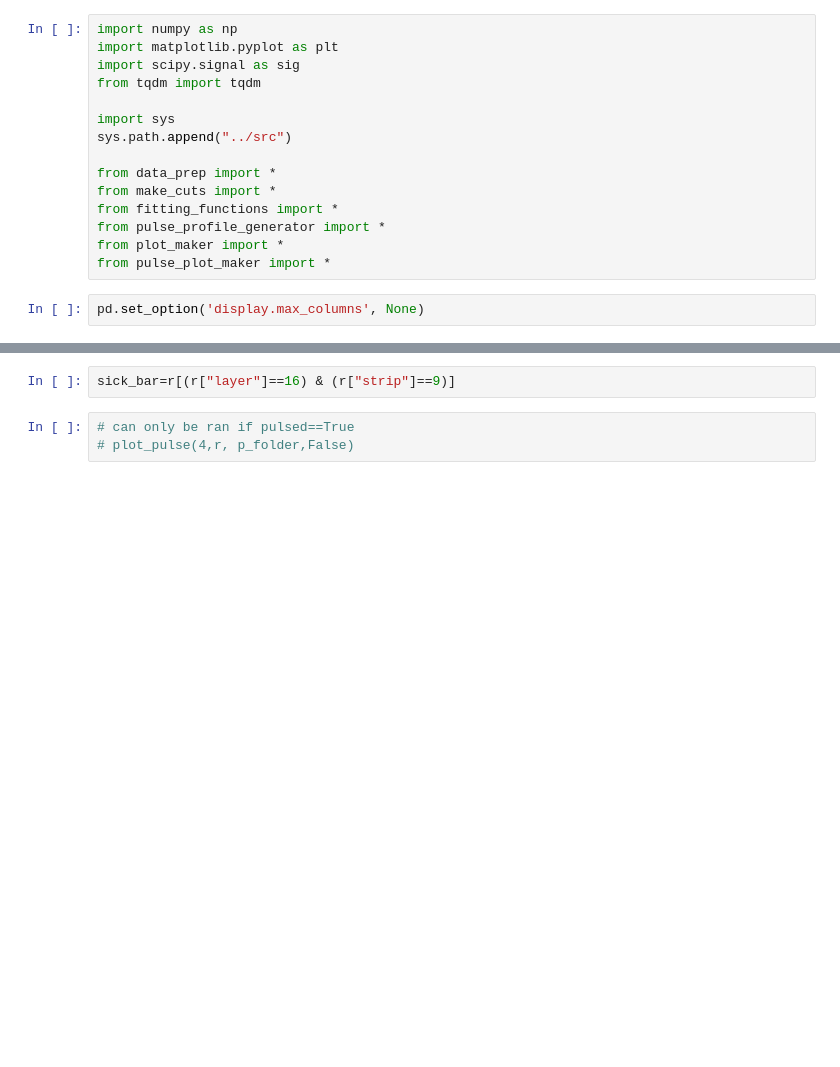
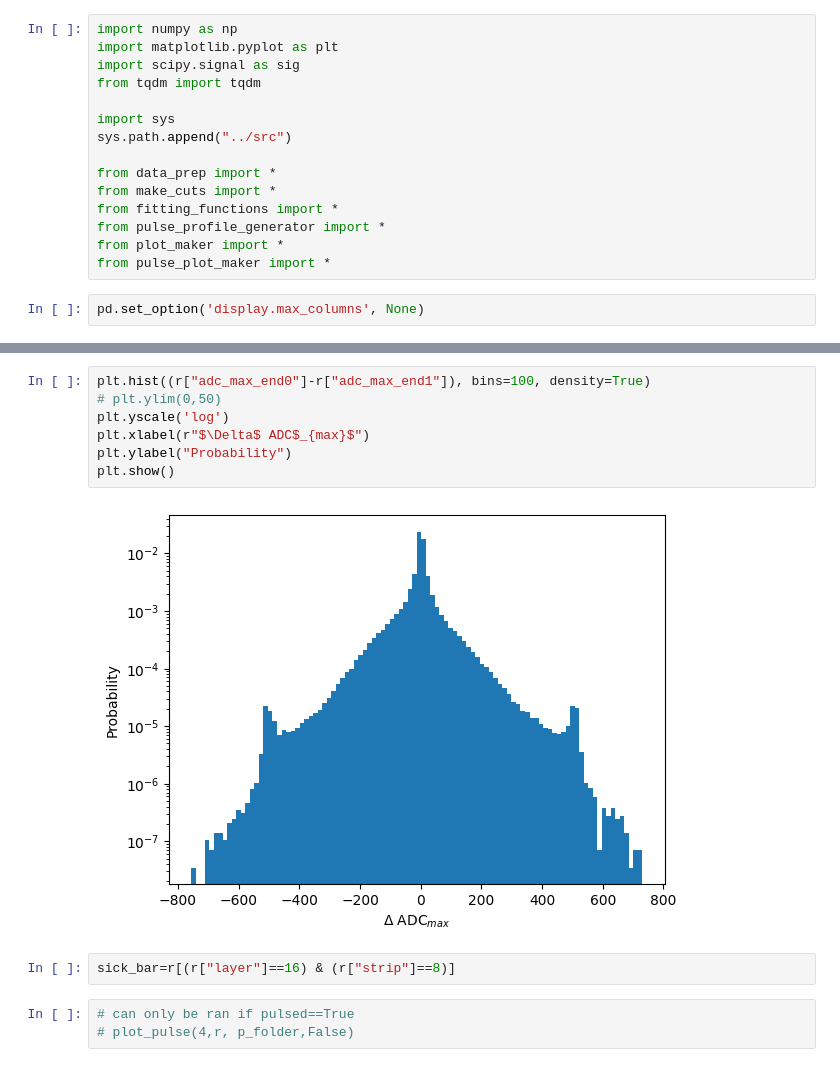
Before and after one commit to gajdangreta/hcalTestBeam, a Jupyter notebook: hcalEnv/notebooks/pulse_analysis.ipynb, the cells around one changed output, grey strips where cells are left out. Cells and saved outputs as stored; diff of their text form; blank space fills up the shorter version.

```diff
--- a/hcalEnv/notebooks/pulse_analysis.ipynb
+++ b/hcalEnv/notebooks/pulse_analysis.ipynb
@@ -68,5 +56,14 @@ plt.hist(r["adc_sum_end0"]-r["adc_sum_end1"], bins=100)
+# %%
+plt.hist((r["adc_max_end0"]-r["adc_max_end1"]), bins=100, density=True)
+# plt.ylim(0,50)
+plt.yscale('log')
+plt.xlabel(r"$\Delta$ ADC$_{max}$")
+plt.ylabel("Probability")
+plt.show()
+# %% [output]
+[figure, added]
 # %%
-sick_bar=r[(r["layer"]==16) & (r["strip"]==9)]
+sick_bar=r[(r["layer"]==16) & (r["strip"]==8)]
 # %%
 # can only be ran if pulsed==True
 # plot_pulse(4,r, p_folder,False)
```
Also changed, not shown: parts of 5 cells of this notebook, 1 other file.
